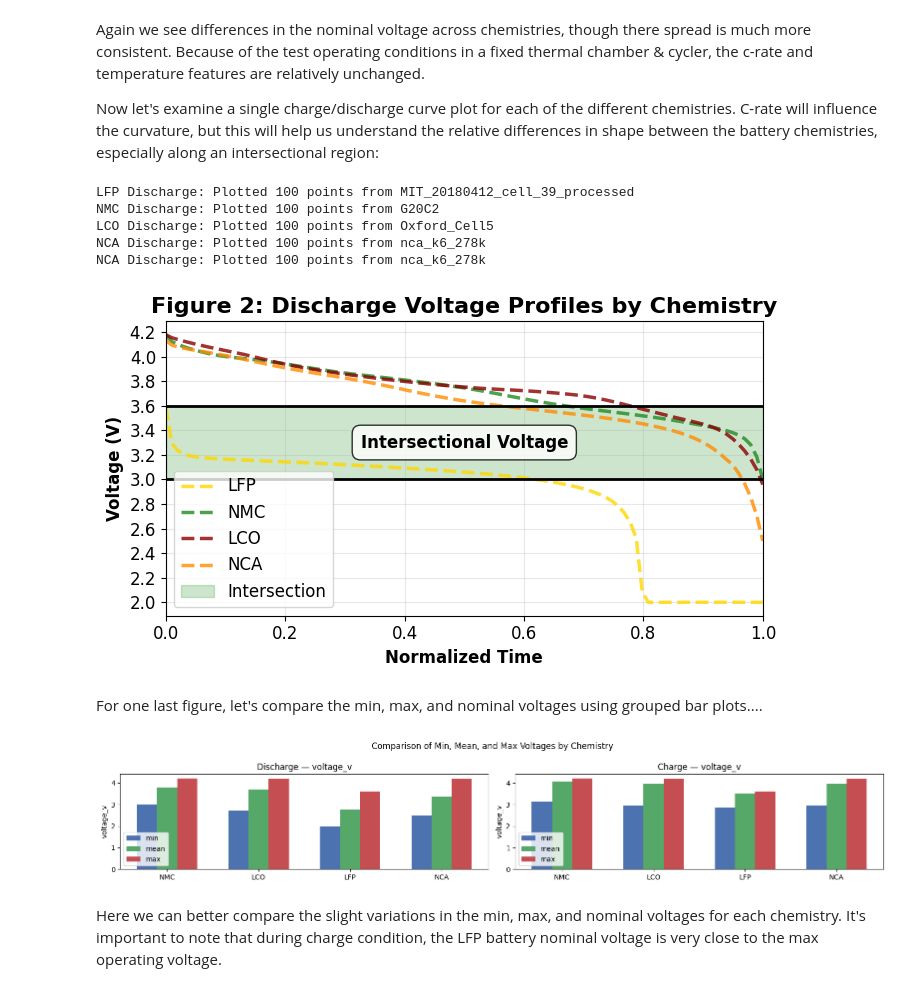
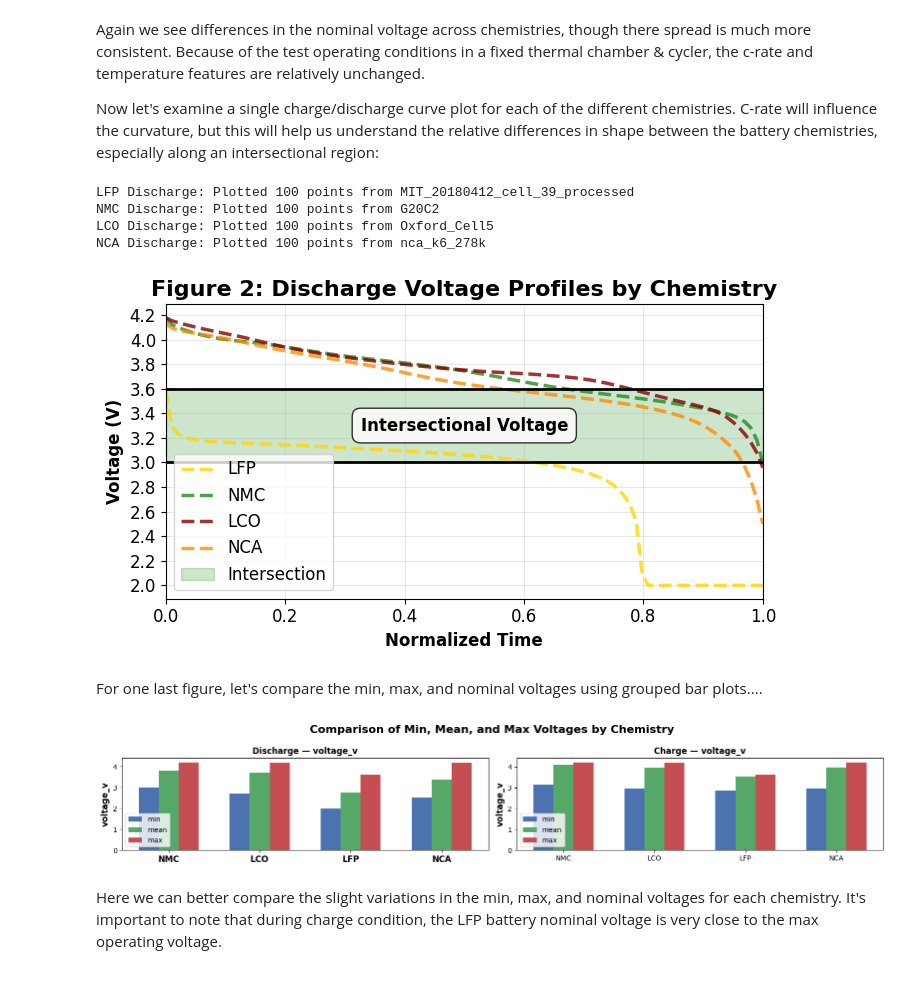
Before and after one commit to MJonesUmich/Battery_Classifier, a Jupyter notebook: notebooks/04_EDA.ipynb, the cells around one changed output. Drawn from its saved outputs; the diff is of its cells as text; code cells hidden in the pictures.

Commit message:
Title modification to final bar chart for text size

```diff
--- a/notebooks/04_EDA.ipynb
+++ b/notebooks/04_EDA.ipynb
@@ -397,15 +397,17 @@ if cx2_files:
         # Convert time to hours for better readability
         time_hours = df_cx2['Test_Time(s)'].values / 3600
 
-        ax.plot(time_hours, df_cx2['Voltage(V)'].values, linewidth=0.8, color='#2E86AB')
+        if report_plot == True:
+            ax.plot(time_hours, df_cx2['Voltage(V)'].values, linewidth=0.8, color='#2E86AB')
+            ax.set_title(f"Figure 1: Example Battery Cycling Voltage Profile", fontsize=16, fontweight='bold')
+        else:
+            ax.plot(time_hours, df_cx2['Voltage(V)'].values, linewidth=2, color="#C88C32")
+            ax.set_title(f"Voltage vs. Time for {sample_file.name}", fontsize=16, fontweight='bold')
+
         ax.set_xlabel('Test_Time (hours)', fontsize=12, fontweight = 'bold')
         ax.set_ylabel('Voltage (V)', fontsize=12, fontweight = 'bold')
         ax.tick_params(axis='both', which='major', labelsize=12)
 
-        if report_plot == True:
-            ax.set_title(f"Figure 1: Example Battery Cycling Voltage Profile", fontsize=16, fontweight='bold')
-        else:
-            ax.set_title(f"Voltage vs. Time for {sample_file.name}", fontsize=16, fontweight='bold')
         ax.grid(True, alpha=0.3)
 
         plt.tight_layout()
@@ -715,6 +714,5 @@ LFP Discharge: Plotted 100 points from MIT_20180412_cell_39_processed
 NMC Discharge: Plotted 100 points from G20C2
 LCO Discharge: Plotted 100 points from Oxford_Cell5
 NCA Discharge: Plotted 100 points from nca_k6_278k
-NCA Discharge: Plotted 100 points from nca_k6_278k
 [figure]
 # %% [markdown]
@@ -748,11 +747,11 @@ def bar_plot_features(chemistry_list, input_charge_df, input_discharge_df, input
     axes[0].bar(x - width, mins, width, label="min", color="#4C72B0")
     axes[0].bar(x, means, width, label="mean", color="#55A868")
     axes[0].bar(x + width, maxs, width, label="max", color="#C44E52")
-    axes[0].set_title(f"Discharge — {input_feature}")
+    axes[0].set_title(f"Discharge — {input_feature}", fontsize=12, fontweight='bold')
     axes[0].legend(loc='lower left')
-    axes[0].set_ylabel(input_feature)
+    axes[0].set_ylabel(input_feature, fontsize=12, fontweight='bold')
     axes[0].set_xticks(x)
-    axes[0].set_xticklabels(chemistry_list, rotation=0)
+    axes[0].set_xticklabels(chemistry_list, rotation=0, fontsize=12, fontweight='bold')
 
     # Charge subplot (right)
     mins = [input_charge_df[c]["min"] for c in chemistry_list]
@@ -762,36 +761,36 @@ def bar_plot_features(chemistry_list, input_charge_df, input_discharge_df, input
     axes[1].bar(x - width, mins, width, label="min", color="#4C72B0")
     axes[1].bar(x, means, width, label="mean", color="#55A868")
     axes[1].bar(x + width, maxs, width, label="max", color="#C44E52")
-    axes[1].set_title(f"Charge — {input_feature}")
+    axes[1].set_title(f"Charge — {input_feature}", fontsize=12, fontweight='bold')
     axes[1].set_xticks(x)
     axes[1].set_xticklabels(chemistry_list, rotation=0)
-    axes[1].set_ylabel(input_feature)
+    axes[1].set_ylabel(input_feature, fontsize=12, fontweight='bold')
     axes[1].legend(loc='lower left')
 
-    plt.suptitle(input_title)
+    plt.suptitle(input_title, fontsize=16, fontweight='bold')
     plt.tight_layout()
     plt.show()
 
 
 desired_features = ["voltage_v"]
 
 chemistry_list = charge_df["chemistry"].unique().tolist()
 charge_feature_stats = {feature: compute_feature_stats(charge_df,
                                                        chemistry_list,
                                                        feature) for feature in desired_features}
 
 discharge_feature_stats = {feature: compute_feature_stats(discharge_df,
                                                           chemistry_list,
                                                           feature) for feature in desired_features}
 
 feature = "voltage_v"
 
 bar_plot_features(chemistry_list,
              charge_feature_stats[feature],
              discharge_feature_stats[feature],
              feature,
              input_title="Comparison of Min, Mean, and Max Voltages by Chemistry")
 # %% [output]
-[figure, old version]
+[figure, new version]
 # %% [markdown]
 Here we can better compare the slight variations in the min, max, and nominal voltages for each chemistry. It's important to note that during charge condition, the LFP battery nominal voltage is very close to the max operating voltage.
```
Also changed, not shown: parts of 4 cells of this notebook.
